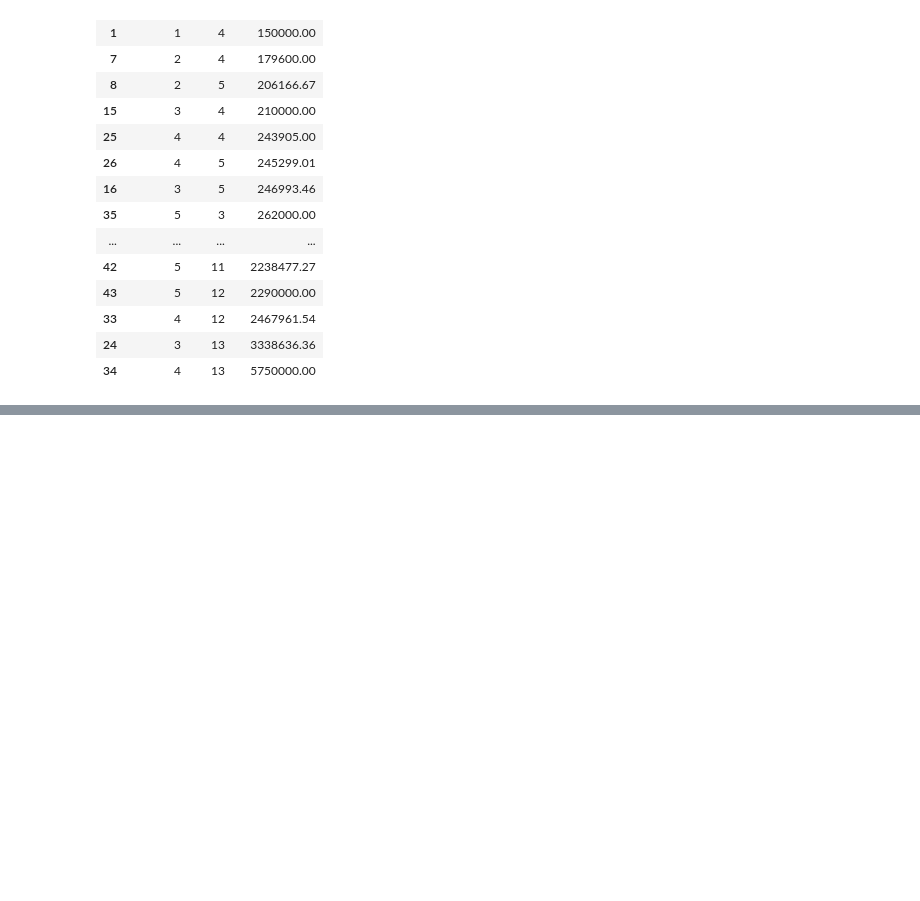
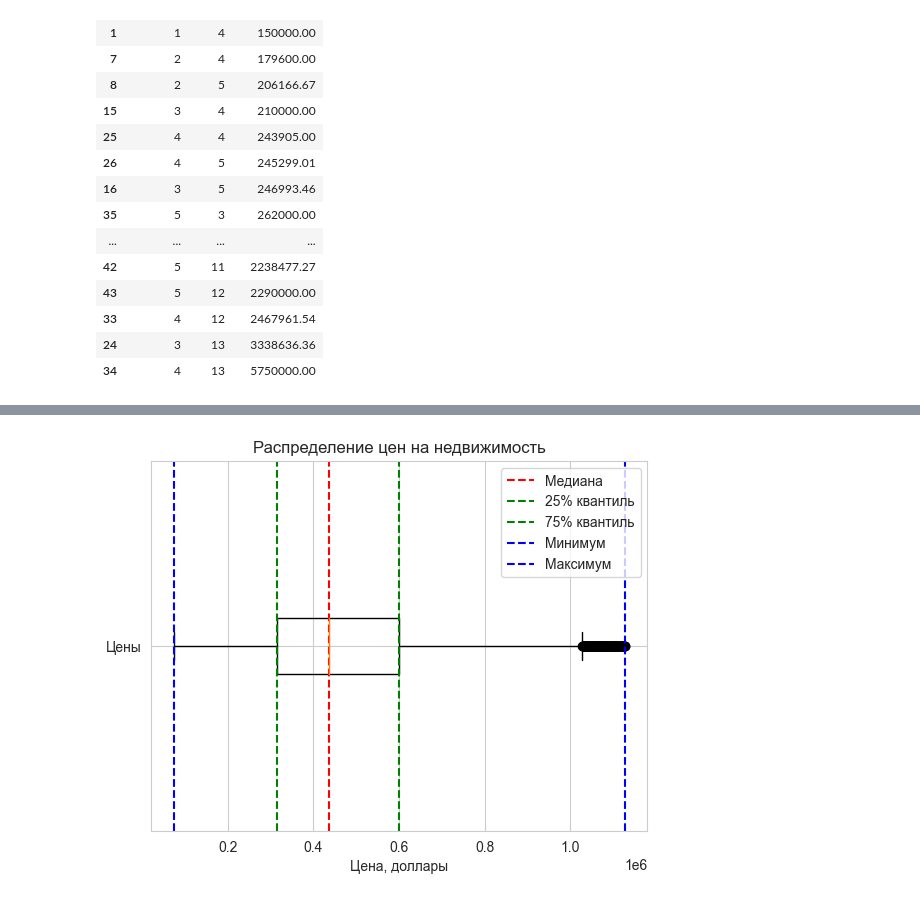
Before and after one commit to MrsMystique/python-repo, a Jupyter notebook: Homeworks/Hw_2_python.ipynb, the cells around one changed output, grey strips where cells are left out. Saved outputs shown, nothing was run; the diff lists cells and outputs as text; code cells hidden in the pictures; blank space fills up the shorter version.

```diff
--- a/Homeworks/Hw_2_python.ipynb
+++ b/Homeworks/Hw_2_python.ipynb
@@ -915,0 +1036,35 @@ grouped_data_cond.sort_values('Средняя цена')
+# %%
+# фильтрация выбросов
+Q1 = df['price'].quantile(0.25)
+Q3 = df['price'].quantile(0.75)
+IQR = Q3 - Q1
+data = df[(df['price'] >= Q1 - 1.5*IQR) & (df['price'] <= Q3 + 1.5*IQR)]
+
+# создание boxplot
+fig, ax = plt.subplots()
+ax.boxplot(data['price'], vert=False)
+
+# добавление подписей
+ax.set_title('Распределение цен на недвижимость')
+ax.set_xlabel('Цена, доллары')
+ax.set_yticklabels(['Цены'])
+
+# добавление медианы, квантилей, минимума и максимума
+median = data['price'].median()
+Q1 = data['price'].quantile(0.25)
+Q3 = data['price'].quantile(0.75)
+minimum = data['price'].min()
+maximum = data['price'].max()
+
+ax.axvline(median, color='r', linestyle='--', label='Медиана')
+ax.axvline(Q1, color='g', linestyle='--', label='25% квантиль')
+ax.axvline(Q3, color='g', linestyle='--', label='75% квантиль')
+ax.axvline(minimum, color='b', linestyle='--', label='Минимум')
+ax.axvline(maximum, color='b', linestyle='--', label='Максимум')
+
+# добавление легенды
+ax.legend()
+
+plt.show()
+# %% [output]
+[figure, added]
```
Also changed, not shown: parts of 132 cells of this notebook, 14 other files.
